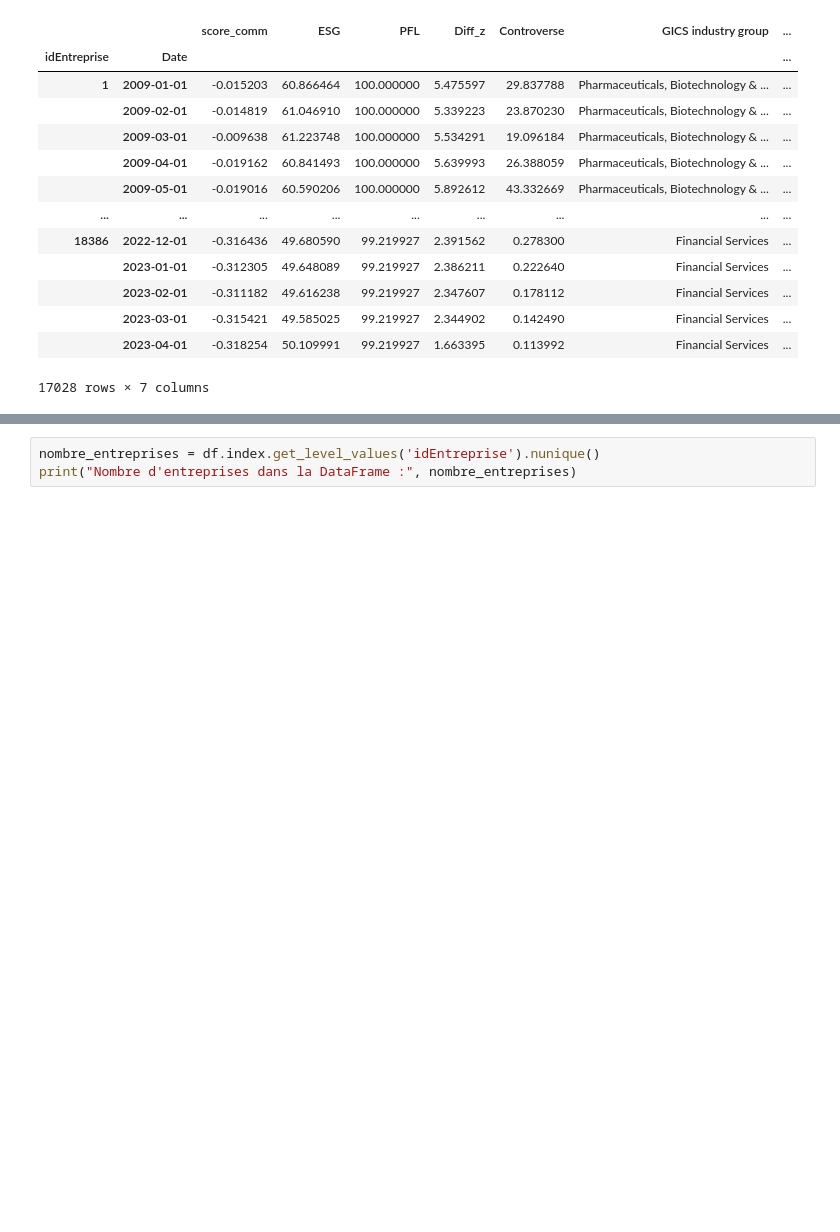
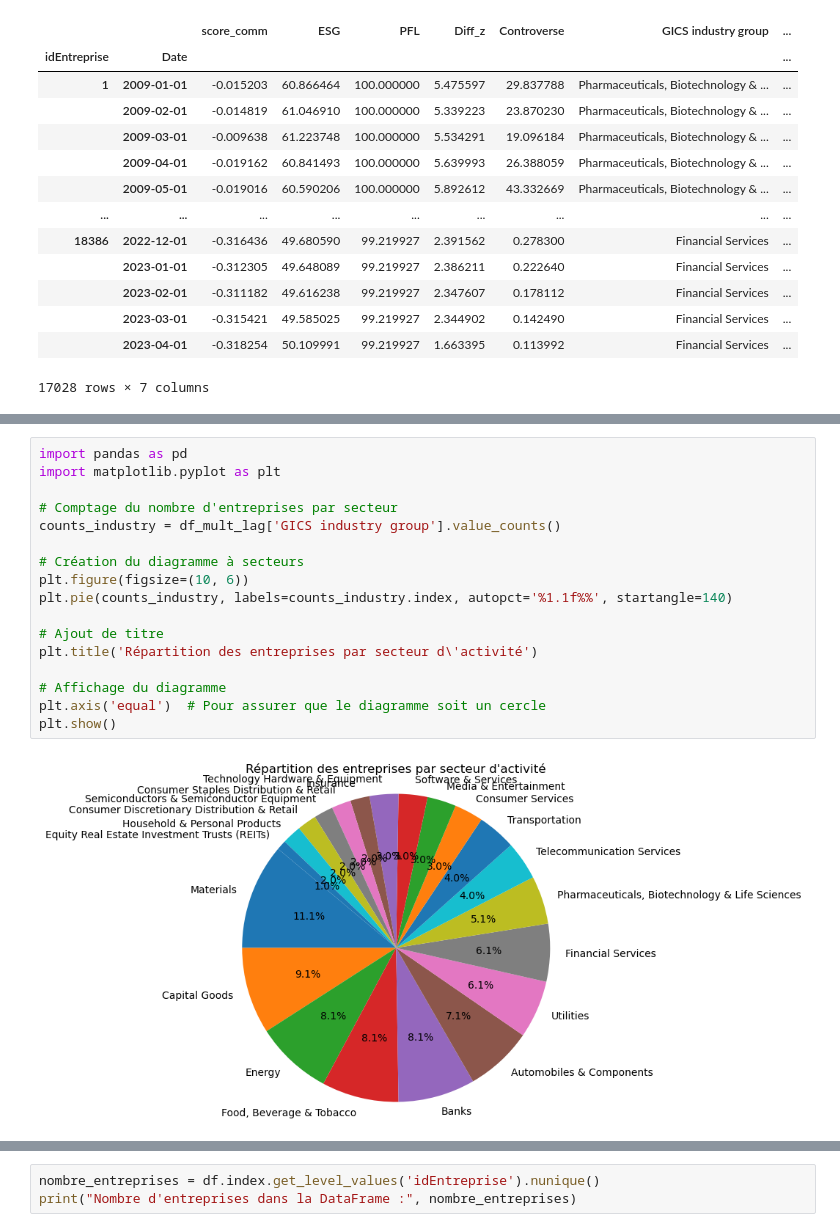
Before and after one commit to tgarnier067/Stat_app, a Jupyter notebook: Econométrie.ipynb, the cells around one changed output, grey strips where cells are left out. Cells and saved outputs as stored; diff of their text form; blank space fills up the shorter version.

```diff
--- a/Econométrie.ipynb
+++ b/Econométrie.ipynb
@@ -949,0 +983,19 @@ df_mult_lag
+# %%
+import pandas as pd
+import matplotlib.pyplot as plt
+
+# Comptage du nombre d'entreprises par secteur
+counts_industry = df_mult_lag['GICS industry group'].value_counts()
+
+# Création du diagramme à secteurs
+plt.figure(figsize=(10, 6))
+plt.pie(counts_industry, labels=counts_industry.index, autopct='%1.1f%%', startangle=140)
+
+# Ajout de titre
+plt.title('Répartition des entreprises par secteur d\'activité')
+
+# Affichage du diagramme
+plt.axis('equal')  # Pour assurer que le diagramme soit un cercle
+plt.show()
+# %% [output]
+[figure, added]
```
Also changed, not shown: parts of 18 cells of this notebook.
